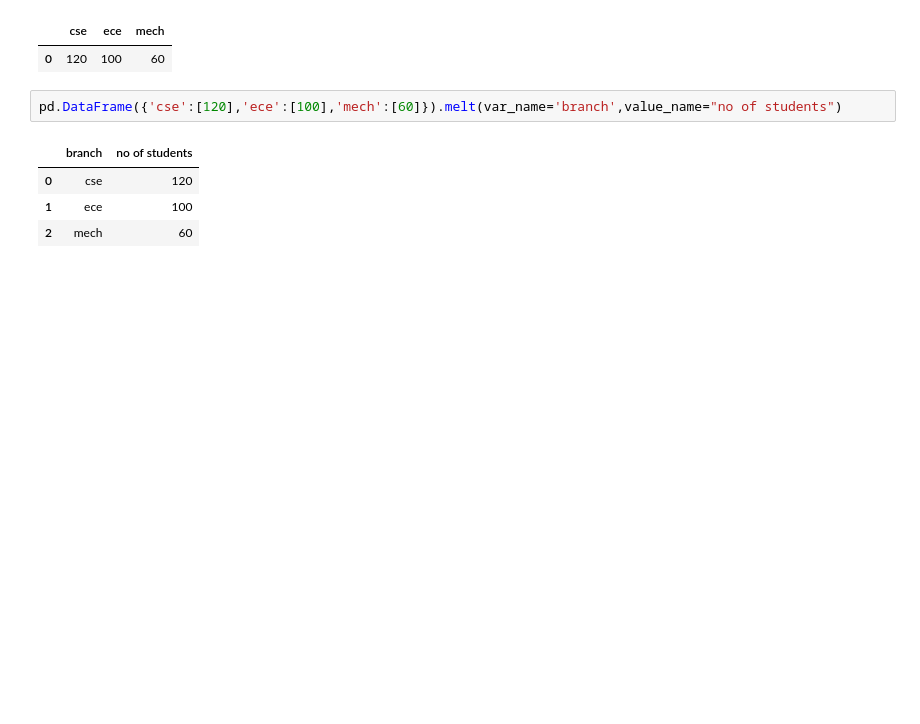
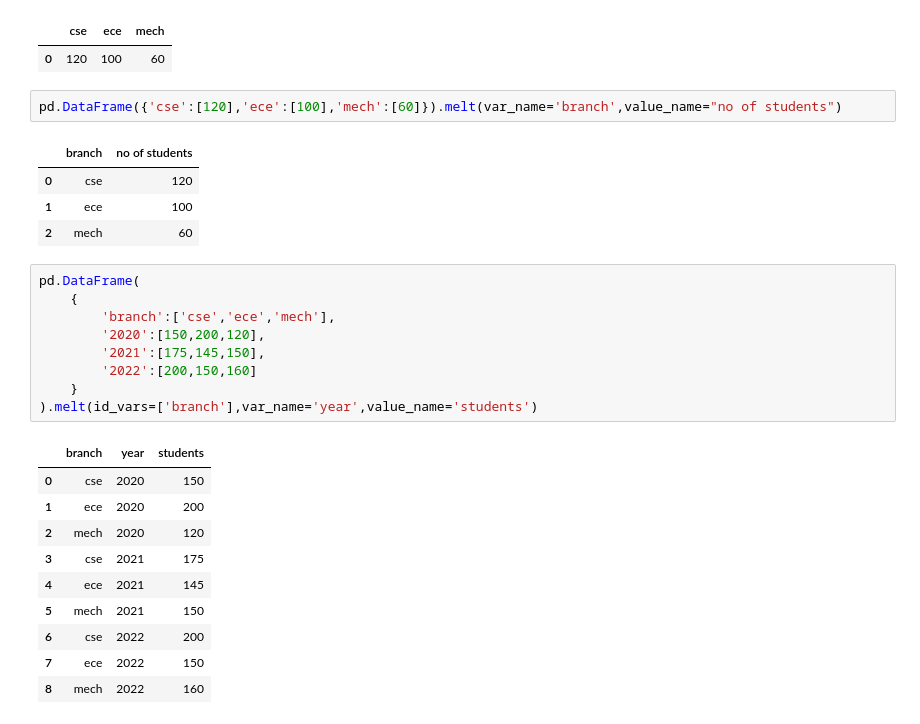
Before and after one commit to nandankaryash0-star/The_Pyhons_library, a Jupyter notebook: Pandas_sessions/Data_set/Pandas5.ipynb, the cells around one changed output. Cells and saved outputs as stored; diff of their text form; blank space fills up the shorter version.

```diff
--- a/Pandas_sessions/Data_set/Pandas5.ipynb
+++ b/Pandas_sessions/Data_set/Pandas5.ipynb
@@ -448,3 +448,23 @@ pd.DataFrame({'cse':[120],'ece':[100],'mech':[60]}).melt(var_name='branch',value
 | 0 | cse | 120 |
 | 1 | ece | 100 |
 | 2 | mech | 60 |
+# %%
+pd.DataFrame(
+    {
+        'branch':['cse','ece','mech'],
+        '2020':[150,200,120],
+        '2021':[175,145,150],
+        '2022':[200,150,160]
+    }
+).melt(id_vars=['branch'],var_name='year',value_name='students')
+# %% [output]
+|  | branch | year | students |
+| 0 | cse | 2020 | 150 |
+| 1 | ece | 2020 | 200 |
+| 2 | mech | 2020 | 120 |
+| 3 | cse | 2021 | 175 |
+| 4 | ece | 2021 | 145 |
+| 5 | mech | 2021 | 150 |
+| 6 | cse | 2022 | 200 |
+| 7 | ece | 2022 | 150 |
+| 8 | mech | 2022 | 160 |
```
Also changed, not shown: parts of 9 cells of this notebook, 2 other files.
